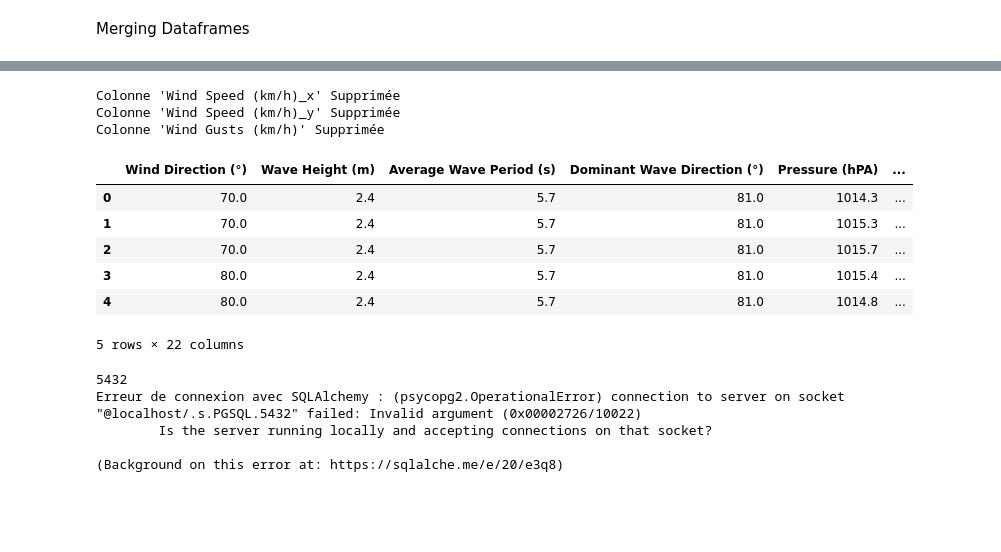
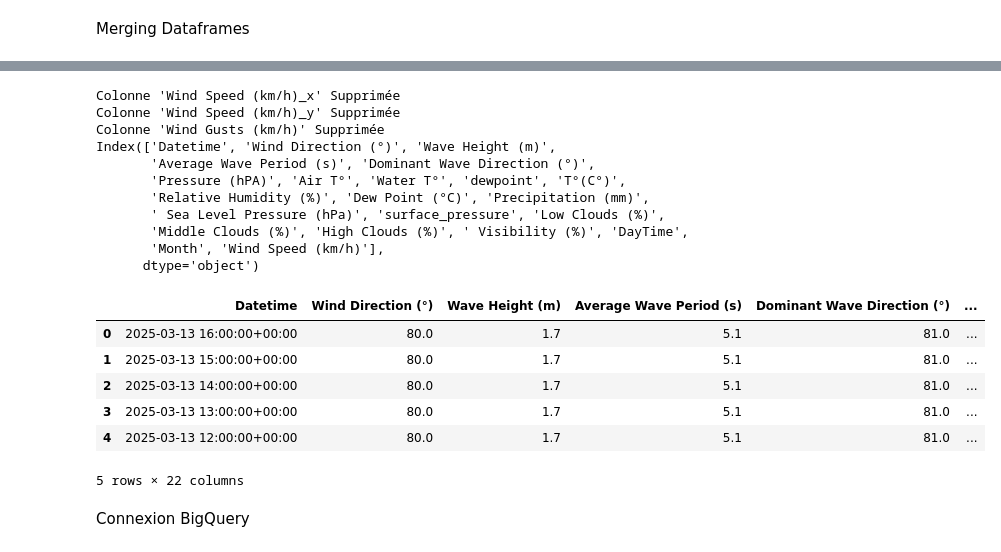
Before and after one commit to flosrv/Mes-Projets, a Jupyter notebook: Oceanography-Project-WIP/Data_from_SM.ipynb, the cells around one changed output, grey strips where cells are left out. Cells and saved outputs as stored; diff of their text form; code cells hidden in the pictures; blank space fills up the shorter version.

```diff
--- a/Oceanography-Project-WIP/Data_from_SM.ipynb
+++ b/Oceanography-Project-WIP/Data_from_SM.ipynb
@@ -498,0 +472,17 @@ buoy_near_SM
+# %%
+Buoy_Location = buoy_near_SM['Location']
+lat_buoy = float(Buoy_Location.split(' ')[0])  # Convertir en float
+lon_buoy = float(Buoy_Location.split(' ')[2])  # Convertir en float
+
+lat_buoy = round(lat_buoy, 2)  # Arrondir à 2 décimales
+lon_buoy = round(lon_buoy, 2)
+
+# Extraction du nom de la station et de la zone
+station_name = buoy_near_SM['Name'].split('-')[0].strip()  # Utilisez buoy_near_SM['Name']
+station_zone = buoy_near_SM['Name'].split('-')[1].strip()
+
+# Création du nom de la table
+table_name = f"{station_name.replace(' ', '_')}_{station_zone.replace(' ', '_')}_{lat_buoy}_{lon_buoy}"
+table_name = table_name.replace('.', '-')
+# Affichage des résultats
+print(f'{lat_buoy}, {lon_buoy}, {station_name}, \ntable name : {table_name}')
@@ -632,7 +674,7 @@ Supprime la colonne : water_level_above_mean (100% de valeurs manquantes)
 # %% [markdown]
 open-meteo API
 # %%
-coordinates = [lat_buoy_near_SM, lon_buoy_near_SM]
+coordinates = [lat_buoy, lon_buoy]
 df_meteo = meteo_api_request(coordinates=coordinates)
 print(df_meteo.shape)
 df_meteo.head()
@@ -669,6 +713,5 @@ df_meteo.head()
 # %%
 df_meteo = handle_null_values(df_meteo)
-df_marine = handle_null_values(df_marine)
 print(df_marine.columns)
 print(df_meteo.columns)
 df_marine.head()
@@ -842,36 +874,25 @@ Index(['Wind Direction (°)', 'Wind Speed (km/h)_x', 'Wind Gusts (km/h)',
 # %%
 df_merged['Wind Speed (km/h)'] = (df_merged['Wind Speed (km/h)_x']+ df_merged['Wind Speed (km/h)_y'])/2
 df_merged = drop_columns_if_exist(df_merged, ['Wind Speed (km/h)_x', 'Wind Speed (km/h)_y', 'Wind Gusts (km/h)'])
 
-df_merged.columns
+print(df_merged.columns)
 df_merged.head()
 # %% [output]
 Colonne 'Wind Speed (km/h)_x' Supprimée
 Colonne 'Wind Speed (km/h)_y' Supprimée
 Colonne 'Wind Gusts (km/h)' Supprimée
+Index(['Datetime', 'Wind Direction (°)', 'Wave Height (m)',
+       'Average Wave Period (s)', 'Dominant Wave Direction (°)',
+       'Pressure (hPA)', 'Air T°', 'Water T°', 'dewpoint', 'T°(C°)',
+       'Relative Humidity (%)', 'Dew Point (°C)', 'Precipitation (mm)',
+       ' Sea Level Pressure (hPa)', 'surface_pressure', 'Low Clouds (%)',
+       'Middle Clouds (%)', 'High Clouds (%)', ' Visibility (%)', 'DayTime',
+       'Month', 'Wind Speed (km/h)'],
+      dtype='object')
-|  | Wind Direction (°) | Wave Height (m) | Average Wave Period (s) | Dominant Wave Direction (°) | Pressure (hPA) | ... |
-| 0 | 70.0 | 2.4 | 5.7 | 81.0 | 1014.3 | ... |
-| 1 | 70.0 | 2.4 | 5.7 | 81.0 | 1015.3 | ... |
-| 2 | 70.0 | 2.4 | 5.7 | 81.0 | 1015.7 | ... |
-| 3 | 80.0 | 2.4 | 5.7 | 81.0 | 1015.4 | ... |
-| 4 | 80.0 | 2.4 | 5.7 | 81.0 | 1014.8 | ... |
+|  | Datetime | Wind Direction (°) | Wave Height (m) | Average Wave Period (s) | Dominant Wave Direction (°) | ... |
+| 0 | 2025-03-13 16:00:00+00:00 | 80.0 | 1.7 | 5.1 | 81.0 | ... |
+| 1 | 2025-03-13 15:00:00+00:00 | 80.0 | 1.7 | 5.1 | 81.0 | ... |
+| 2 | 2025-03-13 14:00:00+00:00 | 80.0 | 1.7 | 5.1 | 81.0 | ... |
+| 3 | 2025-03-13 13:00:00+00:00 | 80.0 | 1.7 | 5.1 | 81.0 | ... |
+| 4 | 2025-03-13 12:00:00+00:00 | 80.0 | 1.7 | 5.1 | 81.0 | ... |
 5 rows × 22 columns
-# %%
-postgres_creds_path = "C:/Users/f.gionnane/Downloads/Mes-Projets/Oceanography-Project-WIP/postgresql_creds.json"
-
-with open(postgres_creds_path, 'r') as file:
-            content = json.load(file)
-
-host='localhost'
-port=5432
-user='flosrv'
-password='Nesrine123@'
-dbname='myprojects'
-print(port)
-conn = connect_postgresql('myprojects', user=user, password=password, host=host, port=port)
-# %% [output]
-5432
-Erreur de connexion avec SQLAlchemy : (psycopg2.OperationalError) connection to server on socket "@localhost/.s.PGSQL.5432" failed: Invalid argument (0x00002726/10022)
-        Is the server running locally and accepting connections on that socket?
-
-(Background on this error at: https://sqlalche.me/e/20/e3q8)
@@ -964,0 +899,2 @@ def insert_df_to_table(df, table_name, schema_name, conn, if_exists="append", un
+# %% [markdown]
+Connexion BigQuery
```
Also changed, not shown: parts of 26 cells of this notebook, 15 other files.
